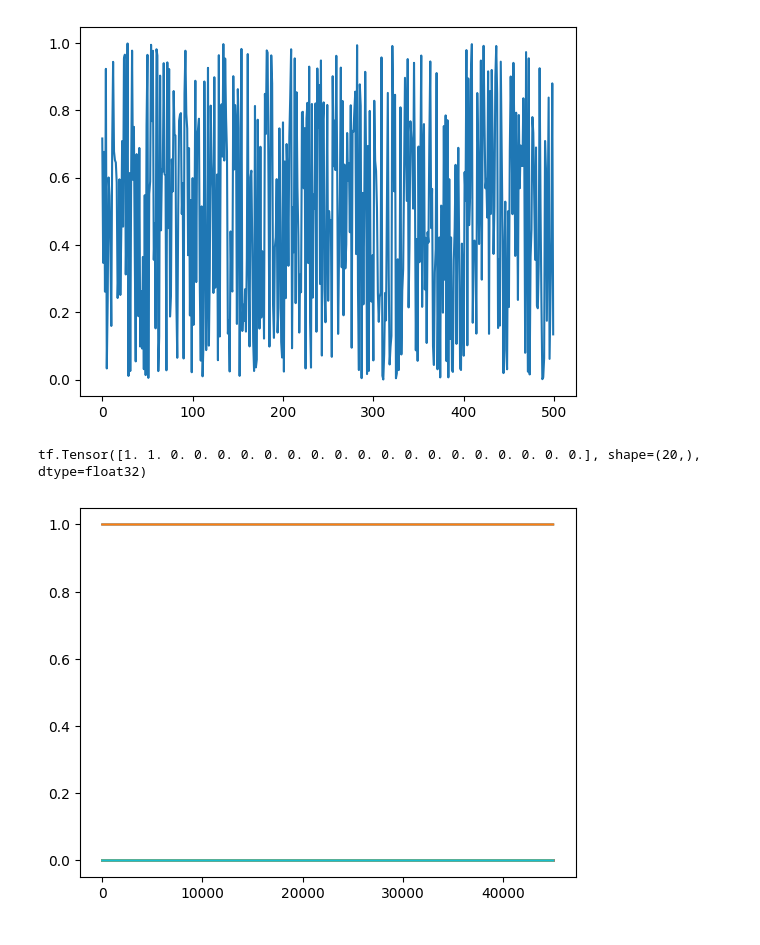
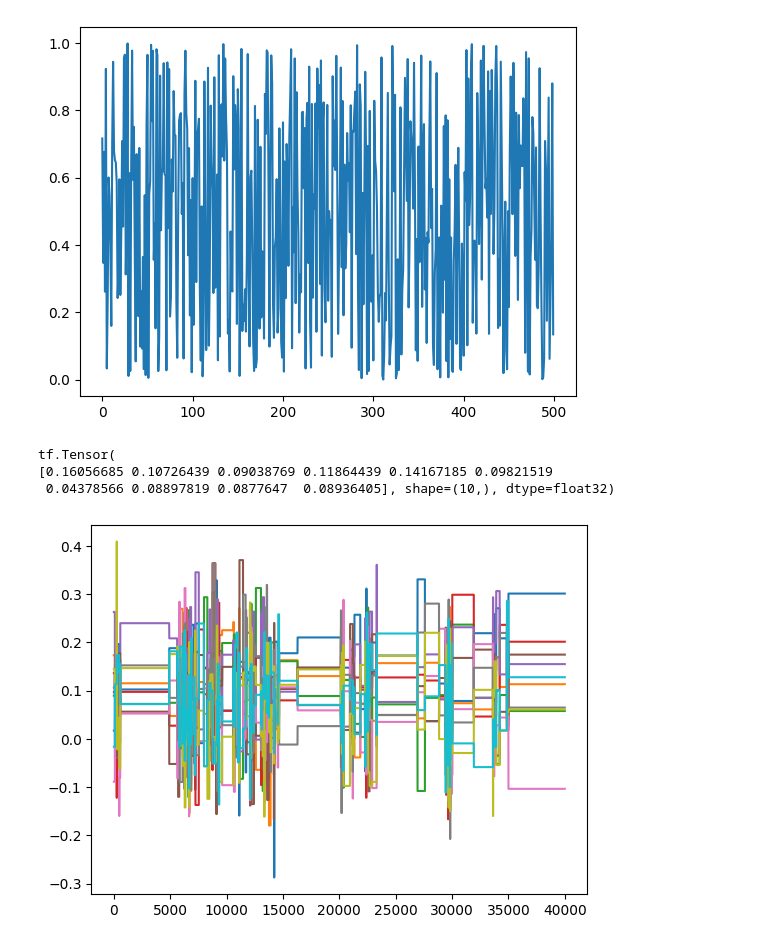
Before and after one commit to johnnymdoubleu/ssl-sgs, a Jupyter notebook: ssl-mh.ipynb, the cells around one changed output. Saved outputs shown, nothing was run; the diff lists cells and outputs as text; code cells hidden in the pictures.

```diff
--- a/ssl-mh.ipynb
+++ b/ssl-mh.ipynb
@@ -74,15 +74,19 @@ def metroHastings(sigma1, sigma2, sigmay, sigma_theta, X, y, niter = 1000):
     print("Acceptance Rate is %s, with total number of acceptance of %s" % (str(no_accept/niter), str(no_accept)))
     return thetas
 
-samples = metroHastings(sigma1 = 1, sigma2 = 0.1, sigmay = 0.1, sigma_theta = 0.1, X = X, y = y, niter = 50000)
+# samples = metroHastings(sigma1 = 1, sigma2 = 0.2, sigmay = 1, sigma_theta = 0.01, X = X, y = y, niter = 50000)
+samples = metroHastings(sigma1 = 1, sigma2 = 0.2, sigmay = 1, sigma_theta = 0.01, X = X, y = y, niter = 100000)
 # %%
-trace = tf.convert_to_tensor(samples[5000:], dtype = tf.float32)
+trace = tf.convert_to_tensor(samples[10000:], dtype = tf.float32)
 plt.plot(trace)
 mean, variance = tf.nn.moments(trace, axes=0)
-print(mean)
+sample_mean = tf.math.reduce_mean(trace, axis=0)
+print(sample_mean)
 # %% [output]
-tf.Tensor([1. 1. 0. 0. 0. 0. 0. 0. 0. 0. 0. 0. 0. 0. 0. 0. 0. 0. 0. 0.], shape=(20,), dtype=float32)
+tf.Tensor(
+[0.16056685 0.10726439 0.09038769 0.11864439 0.14167185 0.09821519
+ 0.04378566 0.08897819 0.0877647  0.08936405], shape=(10,), dtype=float32)
-[figure, old version]
+[figure, new version]
 # %%
 sigma1 = 1
 sigma2 = 0.1
```
Also changed, not shown: 1 other file.
